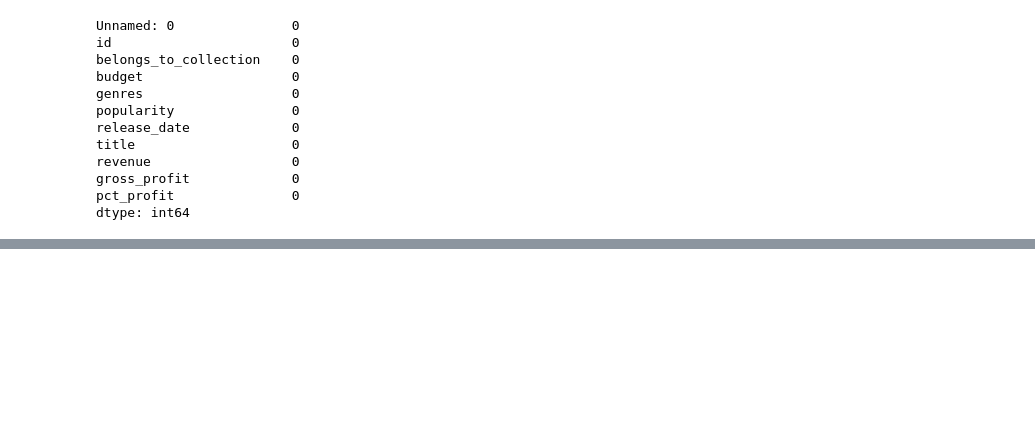
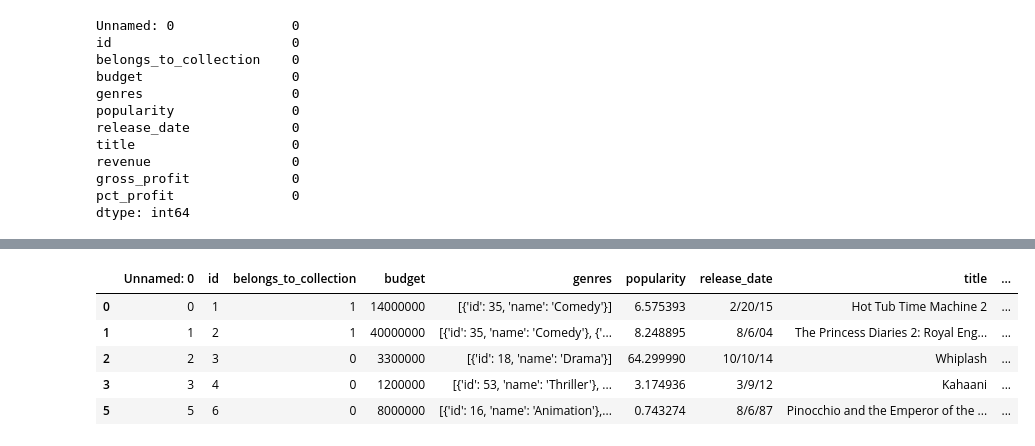
Before and after one commit to Mattsantos541/TMDB-Box-Office-Prediction, a Jupyter notebook: regression model with new features.ipynb, the cells around one changed output, grey strips where cells are left out. Saved outputs shown, nothing was run; the diff lists cells and outputs as text; code cells hidden in the pictures; blank space fills up the shorter version.

```diff
--- a/regression model with new features.ipynb
+++ b/regression model with new features.ipynb
@@ -194,0 +212,9 @@ dtype: int64
+# %%
+df.head()
+# %% [output]
+|  | Unnamed: 0 | id | belongs_to_collection | budget | genres | popularity | release_date | title | ... |
+| 0 | 0 | 1 | 1 | 14000000 | [{'id': 35, 'name': 'Comedy'}] | 6.575393 | 2/20/15 | Hot Tub Time Machine 2 | ... |
+| 1 | 1 | 2 | 1 | 40000000 | [{'id': 35, 'name': 'Comedy'}, {'... | 8.248895 | 8/6/04 | The Princess Diaries 2: Royal Eng... | ... |
+| 2 | 2 | 3 | 0 | 3300000 | [{'id': 18, 'name': 'Drama'}] | 64.299990 | 10/10/14 | Whiplash | ... |
+| 3 | 3 | 4 | 0 | 1200000 | [{'id': 53, 'name': 'Thriller'}, ... | 3.174936 | 3/9/12 | Kahaani | ... |
+| 5 | 5 | 6 | 0 | 8000000 | [{'id': 16, 'name': 'Animation'},... | 0.743274 | 8/6/87 | Pinocchio and the Emperor of the ... | ... |
```
Also changed, not shown: parts of 3 cells of this notebook.
